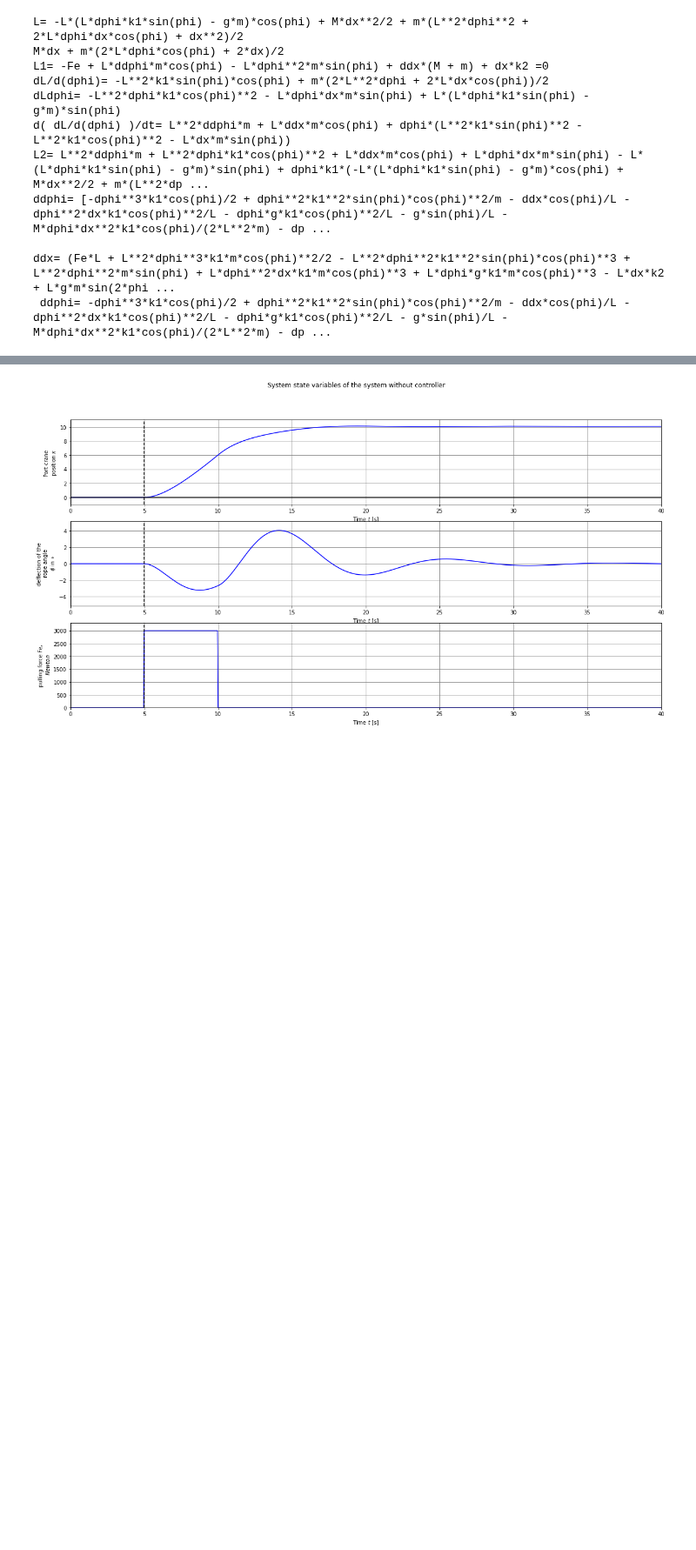
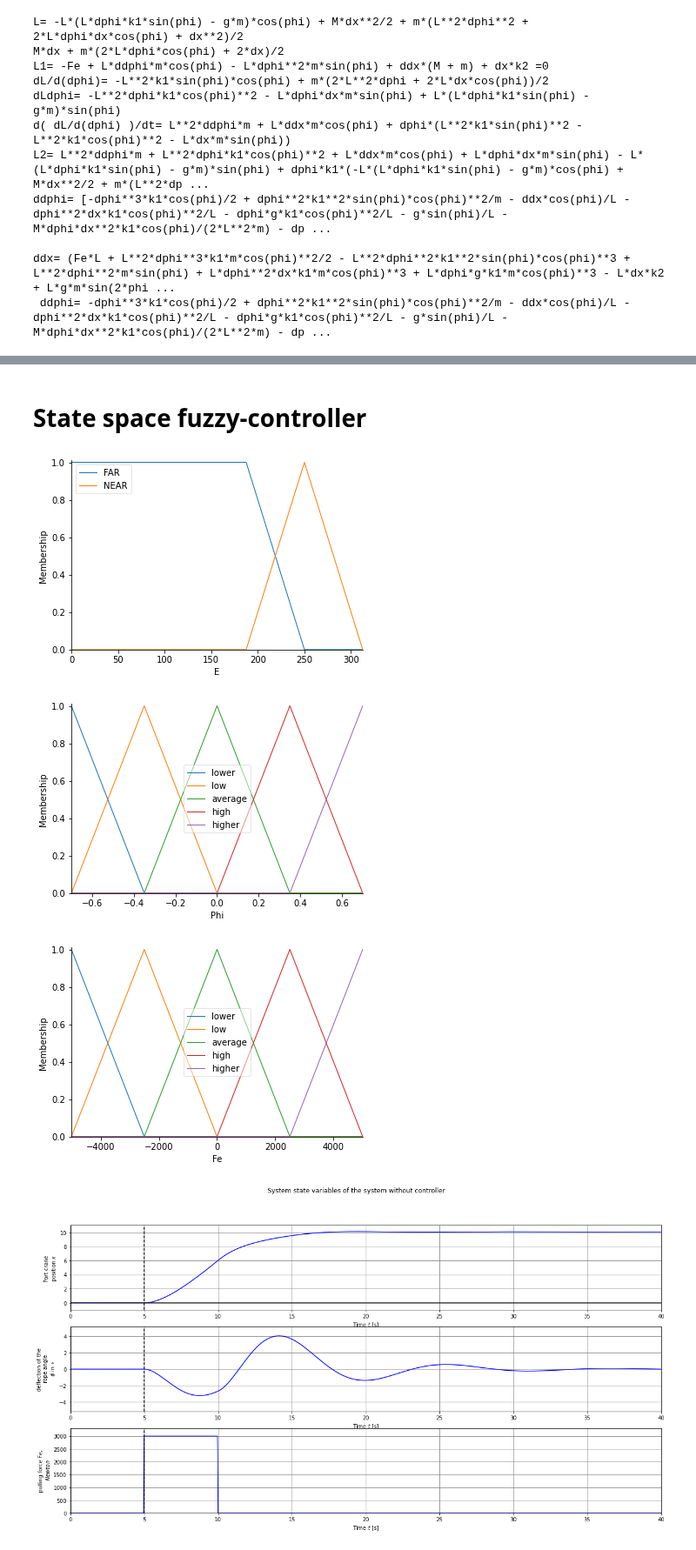
Before and after one commit to dvogureckiy99/Fuzzy, a Jupyter notebook: lab3.ipynb, the cells around one changed output, grey strips where cells are left out. Shown at 87% size. Saved outputs shown, nothing was run; the diff lists cells and outputs as text; code cells hidden in the pictures; blank space fills up the shorter version.

Commit message:
first vers of fuzzy control system

```diff
--- a/lab3.ipynb
+++ b/lab3.ipynb
@@ -228,6 +272,57 @@ def system_dynamic_plot(sys, t, y, u, t_start_input=0, x_ref=0, linetype='b-',
 sys_object = ct.NonlinearIOSystem(port_crane_updfcn, port_crane_outfcn,
                    inputs = ('Fe'), outputs = None, states=('x','dx','phi','dphi'),
                    name='sys_object',params={})
+# %% [markdown]
+# State space fuzzy-controller
+# %%
+#Параметры системы
+x_zad=250 # in m
+# %%
+#Сгенерировали нечёткую систему
+
+#Fuzzy regulator parameters init
+Fe_abs=5e3
+Fe_min=-Fe_abs
+Fe_max=Fe_abs
+
+# New Antecedent/Consequent objects hold universe variables and
+# continues membership functions
+N=1000 # count of point for universe
+E = ctrl.Antecedent(np.linspace(0, 1.25*x_zad, int(N+1)), 'E') # input in m with
+Phi = ctrl.Antecedent(np.linspace(-40*math.pi/180, 40*math.pi/180, int(N+1)), 'Phi') # in rad
+Fe = ctrl.Consequent(np.linspace(Fe_min, Fe_max, int(N+1)), 'Fe')
+
+# Custom membership functions can be built interactively with a familiar,
+# Pythonic API
+cuant = ['lower','low','average','high','higher']
+cuantE = ['NEAR','FAR']
+E_delta=0.25 # coefficient of reflaction from x_zad in x_zad percentage
+E[cuantE[1]] = fuzz.trapmf(E.universe, [0,0,(1-E_delta)*x_zad, x_zad])
+E[cuantE[0]] = fuzz.trimf(E.universe, [(1-E_delta)*x_zad, x_zad, (1+E_delta)*x_zad])
+# Auto-membership function population
+Phi.automf(5,'cuant')
+Fe.automf(5,'cuant')
+
+E.view()
+Phi.view()
+Fe.view()
+
+#создание базы правил нечеткой системы
+#Fuzzy rules
+rule1 = ctrl.Rule(Phi[cuant[0]] & E[cuantE[0]] , Fe[cuant[4]])
+rule2 = ctrl.Rule(Phi[cuant[1]] & E[cuantE[0]], Fe[cuant[3]])
+rule3 = ctrl.Rule(Phi[cuant[2]] & E[cuantE[0]], Fe[cuant[2]])
+rule4 = ctrl.Rule(Phi[cuant[3]] & E[cuantE[0]], Fe[cuant[1]])
+rule5 = ctrl.Rule(Phi[cuant[4]] & E[cuantE[0]], Fe[cuant[0]])
+rule6 = ctrl.Rule(E[cuantE[1]]), Fe[cuant[4]]
+
+#Control System Creation
+sys_ctrl = ctrl.ControlSystem([rule1, rule2, rule3, rule4 , rule5, rule6])
+sys_sim = ctrl.ControlSystemSimulation(sys_ctrl)
+# %% [output]
+[figure, added]
+[figure, added]
+[figure, added]
 # %%
 # Define the generator for simulating an aoutonomus object whithout
 # controller, when state var equal to null. And also Fe = constant
```
Also changed, not shown: parts of 12 cells of this notebook.
